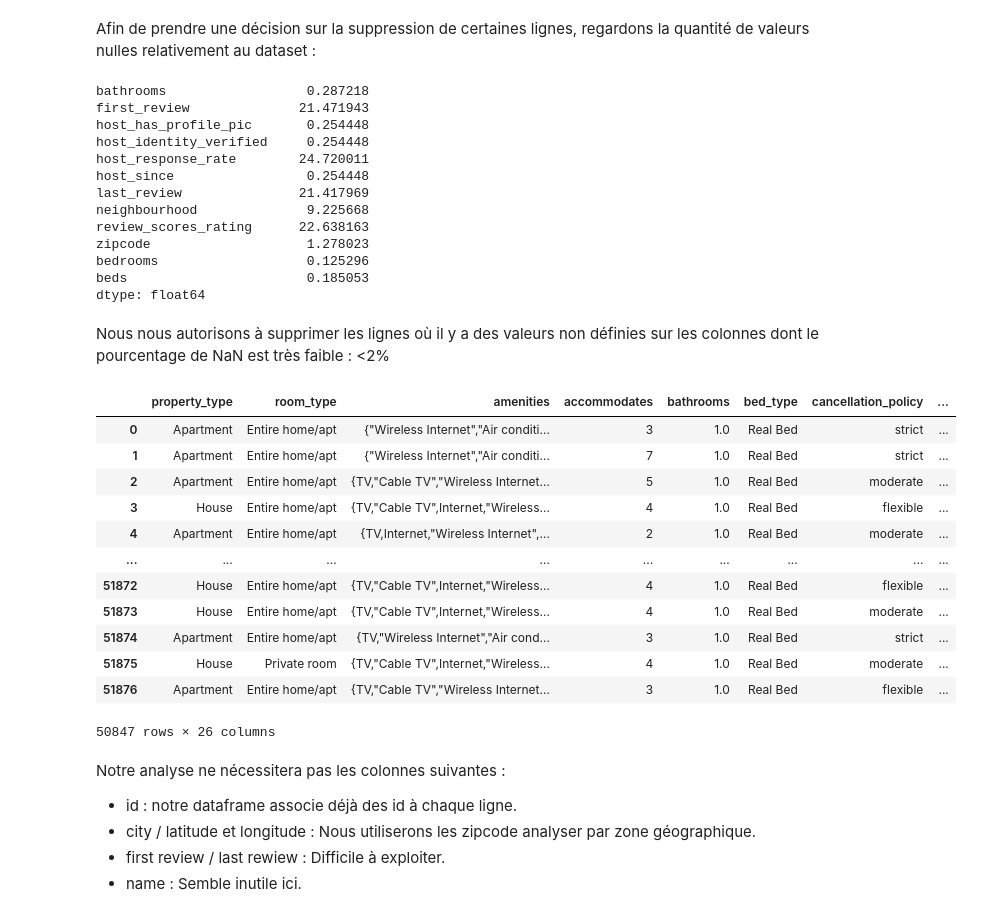
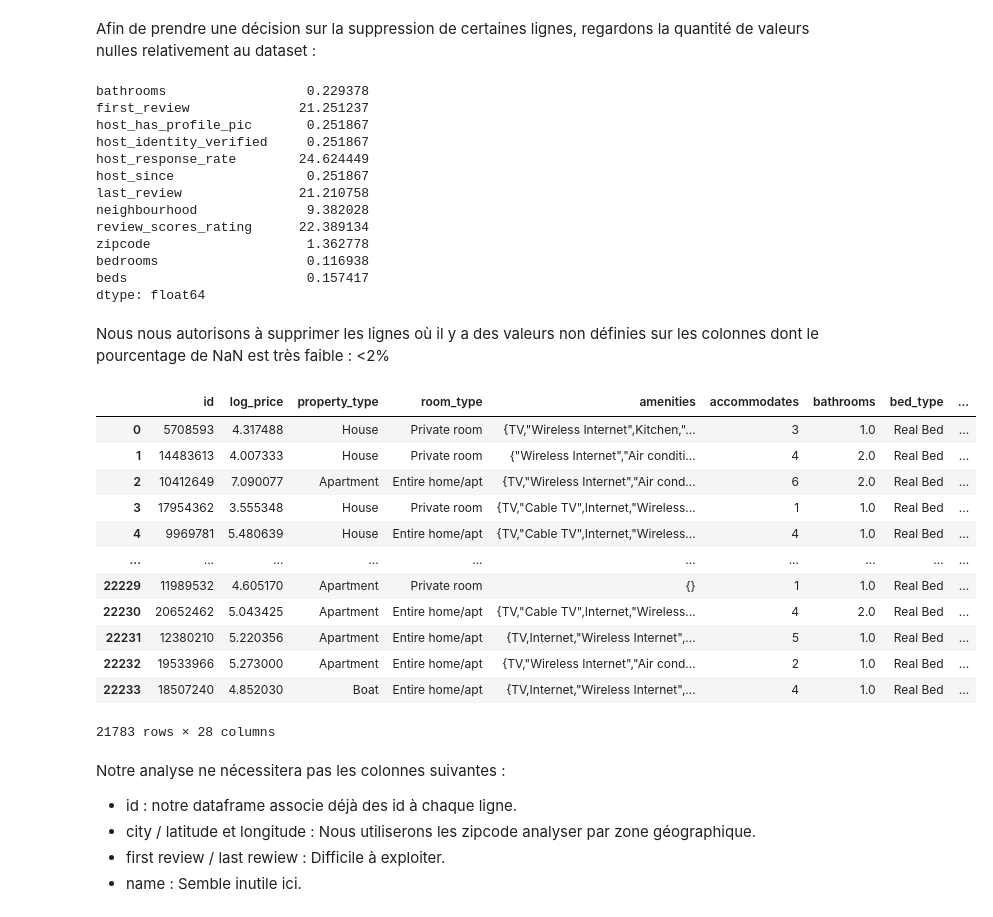
Before and after one commit to patch-me/airbnb-predict, a Jupyter notebook: myProject.ipynb, the cells around one changed output. Cells and saved outputs as stored; diff of their text form; code cells hidden in the pictures.

```diff
--- a/myProject.ipynb
+++ b/myProject.ipynb
@@ -90,6 +90,6 @@ CUDA is not available.
 <p>Explorons les données afin d'en apprendre davantage sur la structure du dataset. Dans cette partie nous traiterons également du nettoyage du dataset.</p>
 # %%
 # Chargement des données dans un DataFrame
-data_test = pd.read_csv("./csv/airbnb_test.csv")
-data_test
+data = pd.read_csv("./csv/airbnb_train.csv")
+data
 # %% [output]
@@ -164,61 +159,60 @@ Error:
 Afin de prendre une décision sur la suppression de certaines lignes, regardons la quantité de valeurs nulles relativement au dataset :
 # %%
 # Calcul du pourcentage de valeurs manquantes pour chaque colonne
-missing_percent = (data_test.isnull().sum() / len(data_test)) * 100
+missing_percent = (data.isnull().sum() / len(data)) * 100
 
 # Affichage des colonnes avec des valeurs manquantes
 missing_percent[missing_percent > 0]
 # %% [output]
-bathrooms                  0.287218
-first_review              21.471943
-host_has_profile_pic       0.254448
-host_identity_verified     0.254448
-host_response_rate        24.720011
-host_since                 0.254448
-last_review               21.417969
-neighbourhood              9.225668
-review_scores_rating      22.638163
-zipcode                    1.278023
-bedrooms                   0.125296
-beds                       0.185053
+bathrooms                  0.229378
+first_review              21.251237
+host_has_profile_pic       0.251867
+host_identity_verified     0.251867
+host_response_rate        24.624449
+host_since                 0.251867
+last_review               21.210758
+neighbourhood              9.382028
+review_scores_rating      22.389134
+zipcode                    1.362778
+bedrooms                   0.116938
+beds                       0.157417
 dtype: float64
 # %% [markdown]
 Nous nous autorisons à supprimer les lignes où il y a des valeurs non définies sur les colonnes dont le pourcentage de NaN est très faible : <2%
 # %%
 # Suppression des lignes avec des valeurs manquantes (<2%)
-data_test = data_test.dropna(
+data = data.dropna(
     subset=[
+        "id",
         "beds",
         "bedrooms",
         "bathrooms",
         "host_since",
         "host_identity_verified",
         "host_has_profile_pic",
         "zipcode",
     ]
 )
-# Suppression colonne inconnue
-data_test = data_test.drop(columns=["Unnamed: 0"])
 
 # changements des valeurs manquantes dans la colonne review_scores_rating par le dernier quartile
-data_test["review_scores_rating"] = data_test["review_scores_rating"].fillna(
-    data_test["review_scores_rating"].quantile(0.75)
+data["review_scores_rating"] = data["review_scores_rating"].fillna(
+    data["review_scores_rating"].quantile(0.75)
 )
-data_test
+data
 # %% [output]
-|  | property_type | room_type | amenities | accommodates | bathrooms | bed_type | cancellation_policy | ... |
-| 0 | Apartment | Entire home/apt | {"Wireless Internet","Air conditi... | 3 | 1.0 | Real Bed | strict | ... |
-| 1 | Apartment | Entire home/apt | {"Wireless Internet","Air conditi... | 7 | 1.0 | Real Bed | strict | ... |
-| 2 | Apartment | Entire home/apt | {TV,"Cable TV","Wireless Internet... | 5 | 1.0 | Real Bed | moderate | ... |
-| 3 | House | Entire home/apt | {TV,"Cable TV",Internet,"Wireless... | 4 | 1.0 | Real Bed | flexible | ... |
-| 4 | Apartment | Entire home/apt | {TV,Internet,"Wireless Internet",... | 2 | 1.0 | Real Bed | moderate | ... |
-| ... | ... | ... | ... | ... | ... | ... | ... | ... |
-| 51872 | House | Entire home/apt | {TV,"Cable TV",Internet,"Wireless... | 4 | 1.0 | Real Bed | flexible | ... |
-| 51873 | House | Entire home/apt | {TV,"Cable TV",Internet,"Wireless... | 4 | 1.0 | Real Bed | moderate | ... |
-| 51874 | Apartment | Entire home/apt | {TV,"Wireless Internet","Air cond... | 3 | 1.0 | Real Bed | strict | ... |
-| 51875 | House | Private room | {TV,"Cable TV",Internet,"Wireless... | 4 | 1.0 | Real Bed | moderate | ... |
-| 51876 | Apartment | Entire home/apt | {TV,"Cable TV","Wireless Internet... | 3 | 1.0 | Real Bed | flexible | ... |
+|  | id | log_price | property_type | room_type | amenities | accommodates | bathrooms | bed_type | ... |
+| 0 | 5708593 | 4.317488 | House | Private room | {TV,"Wireless Internet",Kitchen,"... | 3 | 1.0 | Real Bed | ... |
+| 1 | 14483613 | 4.007333 | House | Private room | {"Wireless Internet","Air conditi... | 4 | 2.0 | Real Bed | ... |
+| 2 | 10412649 | 7.090077 | Apartment | Entire home/apt | {TV,"Wireless Internet","Air cond... | 6 | 2.0 | Real Bed | ... |
+| 3 | 17954362 | 3.555348 | House | Private room | {TV,"Cable TV",Internet,"Wireless... | 1 | 1.0 | Real Bed | ... |
+| 4 | 9969781 | 5.480639 | House | Entire home/apt | {TV,"Cable TV",Internet,"Wireless... | 4 | 1.0 | Real Bed | ... |
+| ... | ... | ... | ... | ... | ... | ... | ... | ... | ... |
+| 22229 | 11989532 | 4.605170 | Apartment | Private room | {} | 1 | 1.0 | Real Bed | ... |
+| 22230 | 20652462 | 5.043425 | Apartment | Entire home/apt | {TV,"Cable TV",Internet,"Wireless... | 4 | 2.0 | Real Bed | ... |
+| 22231 | 12380210 | 5.220356 | Apartment | Entire home/apt | {TV,Internet,"Wireless Internet",... | 5 | 1.0 | Real Bed | ... |
+| 22232 | 19533966 | 5.273000 | Apartment | Entire home/apt | {TV,"Wireless Internet","Air cond... | 2 | 1.0 | Real Bed | ... |
+| 22233 | 18507240 | 4.852030 | Boat | Entire home/apt | {TV,Internet,"Wireless Internet",... | 4 | 1.0 | Real Bed | ... |
-50847 rows × 26 columns
+21783 rows × 28 columns
 # %% [markdown]
 Notre analyse ne nécessitera pas les colonnes suivantes :
 
```
Also changed, not shown: parts of 7 cells of this notebook.
